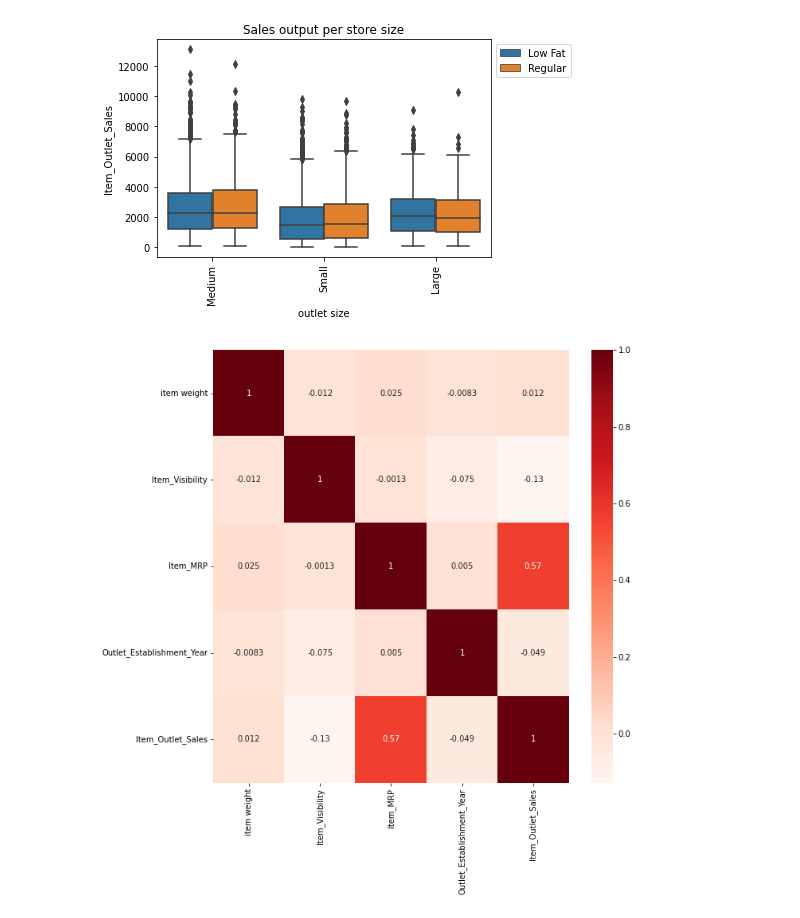
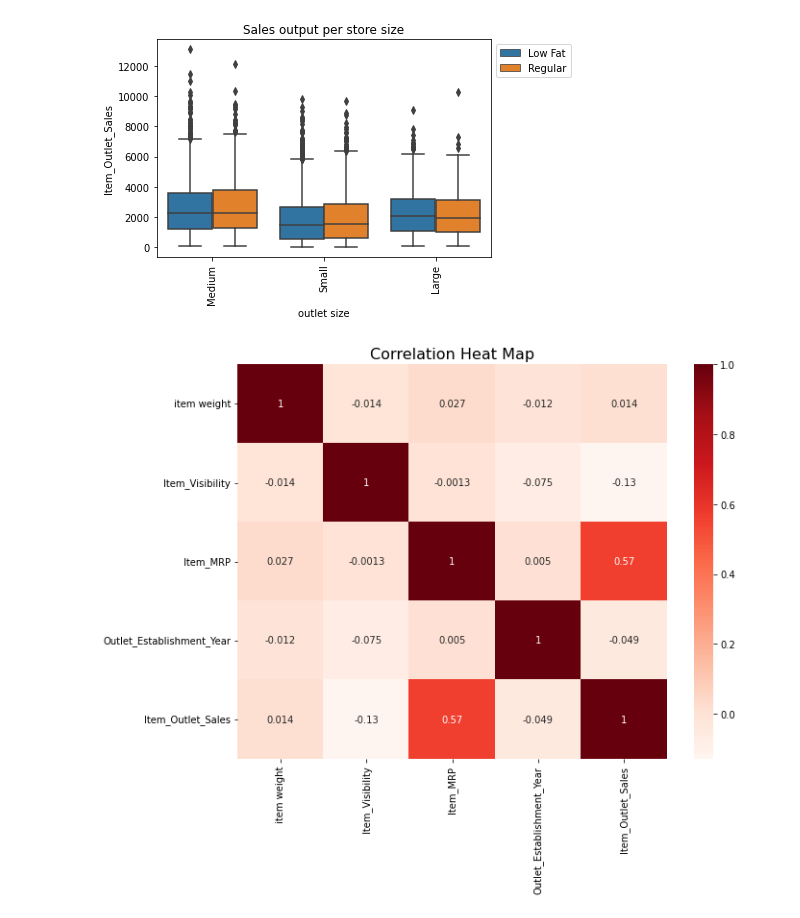
Before and after one commit to jdescartes24/Predicting-sales, a Jupyter notebook: Core_Project.ipynb, the cells around one changed output. Saved outputs shown, nothing was run; the diff lists cells and outputs as text; code cells hidden in the pictures.

```diff
--- a/Core_Project.ipynb
+++ b/Core_Project.ipynb
@@ -131,7 +119,7 @@ Medium    2793
 High       932
 Name: outlet size, dtype: int64
 # %%
-	sales['item weight'].fillna(value = sales['item weight'].mean(), inplace = True)
+	#sales['item weight'].fillna(value = sales['item weight'].mean(), inplace = True)
 
 # decided to keep it weight and use this function to fill in the gaps because it may be important when it come to shiping cost.
 # %%
@@ -270,8 +268,11 @@ plt.xticks(rotation= 90);
 [figure]
 # %%
 
-plt.figure(figsize=(10,10))
+plt.figure(figsize=(10,8))
 sns.heatmap(sales.corr(), cmap='Reds', annot=True);
+plt.tight_layout()
+plt.title('Correlation Heat Map', fontsize= 16 )
+plt.savefig('salescorr.png', dpi = 300);
 # %% [output]
-[figure, old version]
+[figure, new version]
 # %%
```
Also changed, not shown: parts of 43 cells of this notebook.
